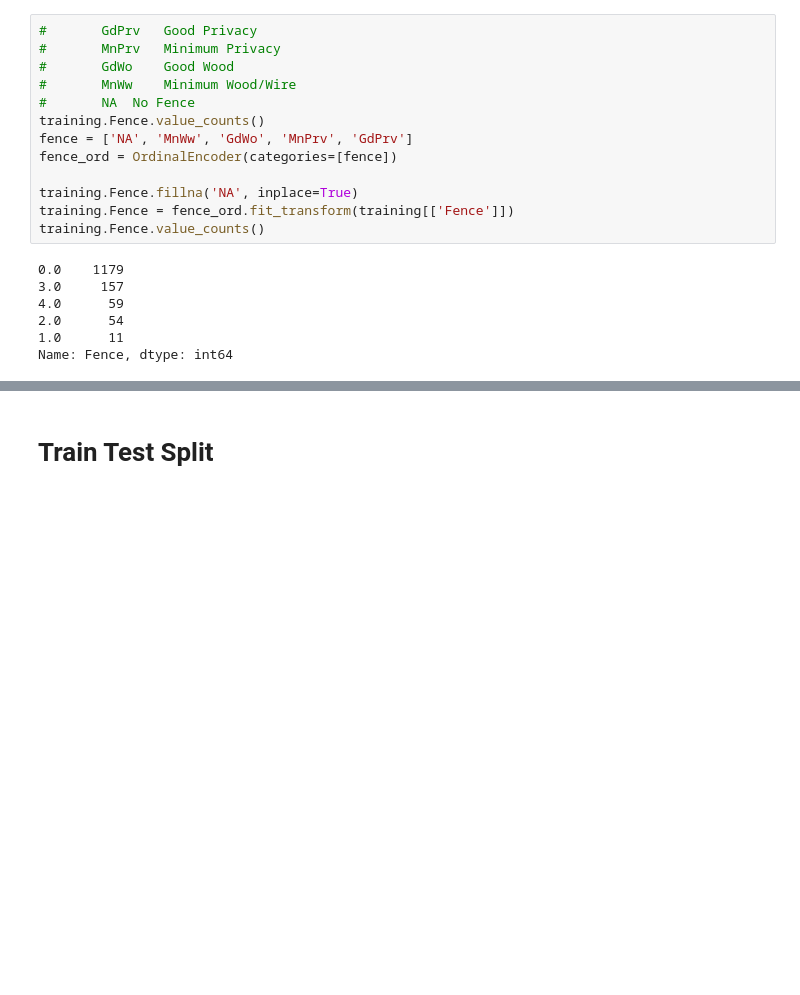
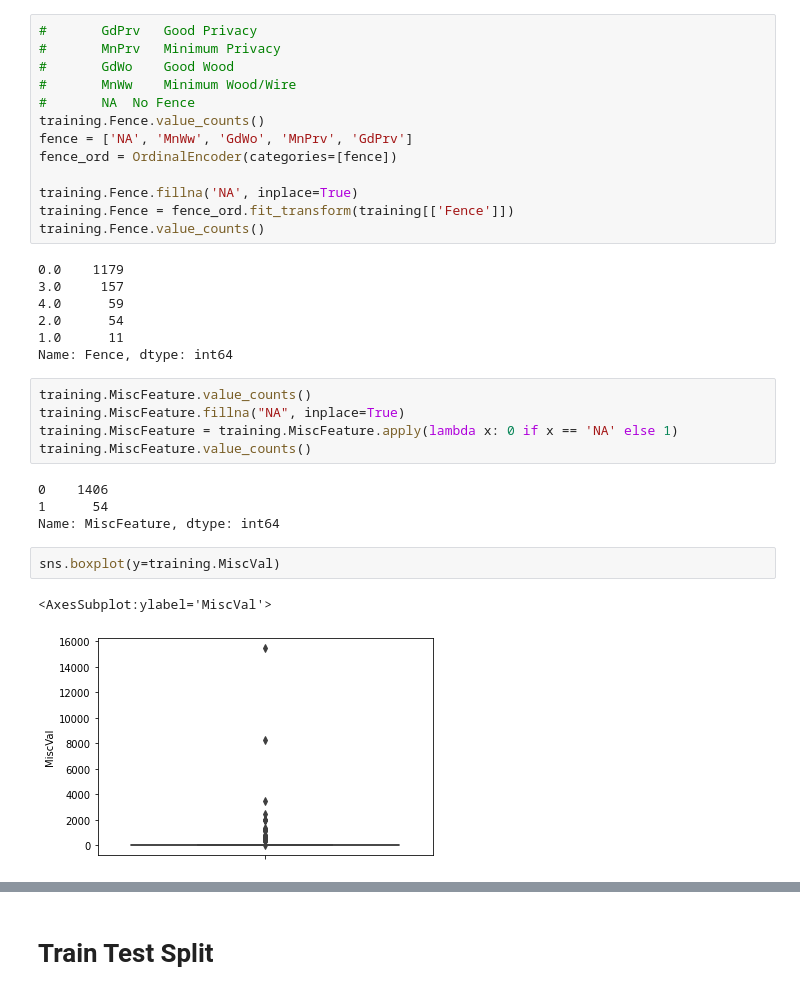
Before and after one commit to TheHamhams/Housing-Kaggle, a Jupyter notebook: Housing Notebook.ipynb, the cells around one changed output, grey strips where cells are left out. Cells and saved outputs as stored; diff of their text form; blank space fills up the shorter version.

```diff
--- a/Housing Notebook.ipynb
+++ b/Housing Notebook.ipynb
@@ -968,3 +968,17 @@ training.Fence.value_counts()
 2.0      54
 1.0      11
 Name: Fence, dtype: int64
+# %%
+training.MiscFeature.value_counts()
+training.MiscFeature.fillna("NA", inplace=True)
+training.MiscFeature = training.MiscFeature.apply(lambda x: 0 if x == 'NA' else 1)
+training.MiscFeature.value_counts()
+# %% [output]
+0    1406
+1      54
+Name: MiscFeature, dtype: int64
+# %%
+sns.boxplot(y=training.MiscVal)
+# %% [output]
+<AxesSubplot:ylabel='MiscVal'>
+[figure, added]
```
Also changed, not shown: parts of 4 cells of this notebook, 1 other file.
